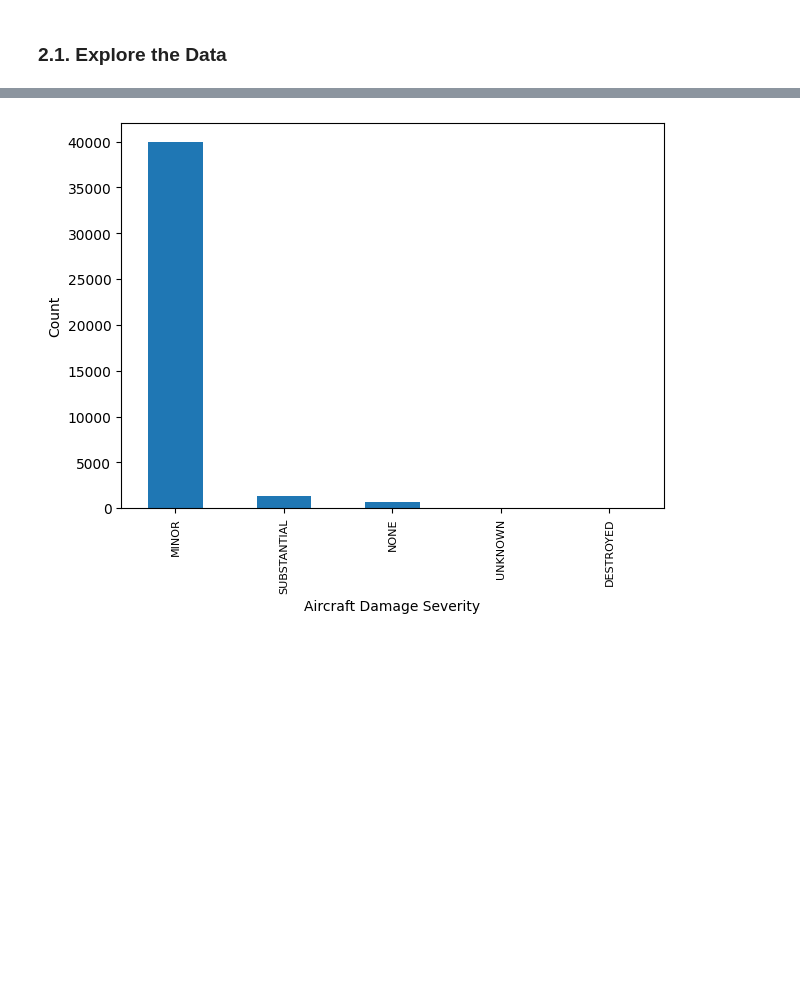
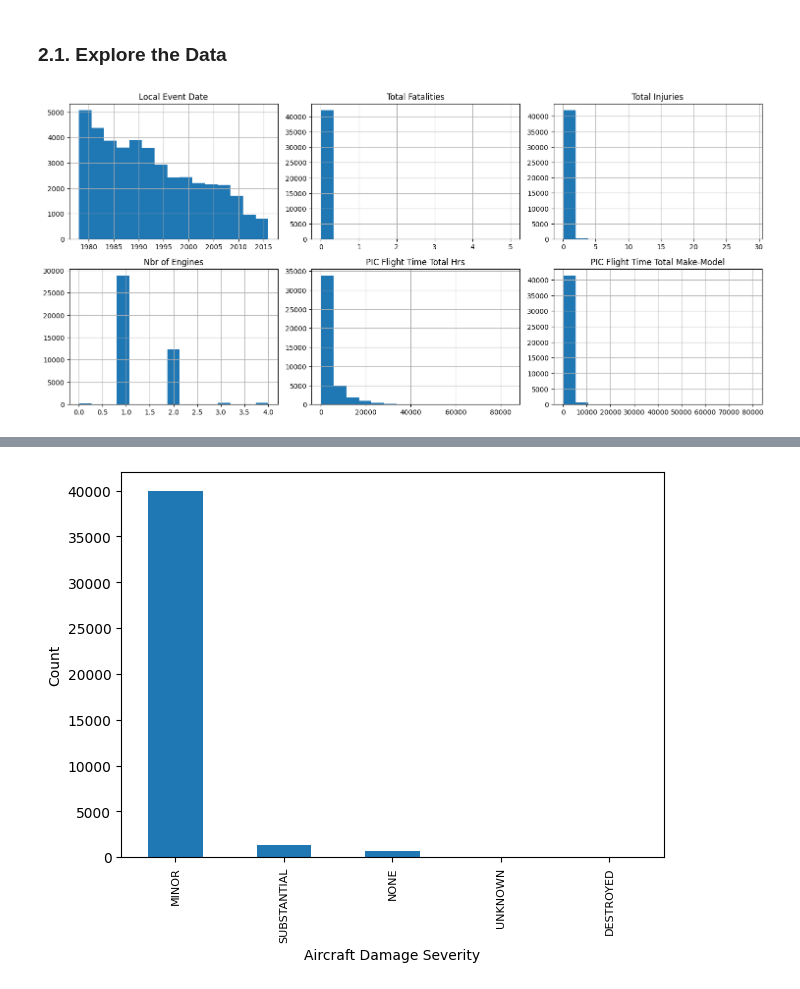
Before and after one commit to helloklow/aviation_accidents, a Jupyter notebook: notebooks/eda.ipynb, the cells around one changed output, grey strips where cells are left out. Saved outputs shown, nothing was run; the diff lists cells and outputs as text; code cells hidden in the pictures; blank space fills up the shorter version.

Commit message:
add histogram for overview of features

```diff
--- a/notebooks/eda.ipynb
+++ b/notebooks/eda.ipynb
@@ -140,3 +140,10 @@ df.to_parquet('../data/clean_df.parquet')
 ## 2. EDA
 # %% [markdown]
 ### 2.1. Explore the Data
+# %%
+# Look at histograms for each feature
+df.hist(bins=15, figsize=(15, 10), layout=(3, 3))
+plt.tight_layout()
+plt.show()
+# %% [output]
+[figure, added]
```
Also changed, not shown: parts of 1 cell of this notebook.
